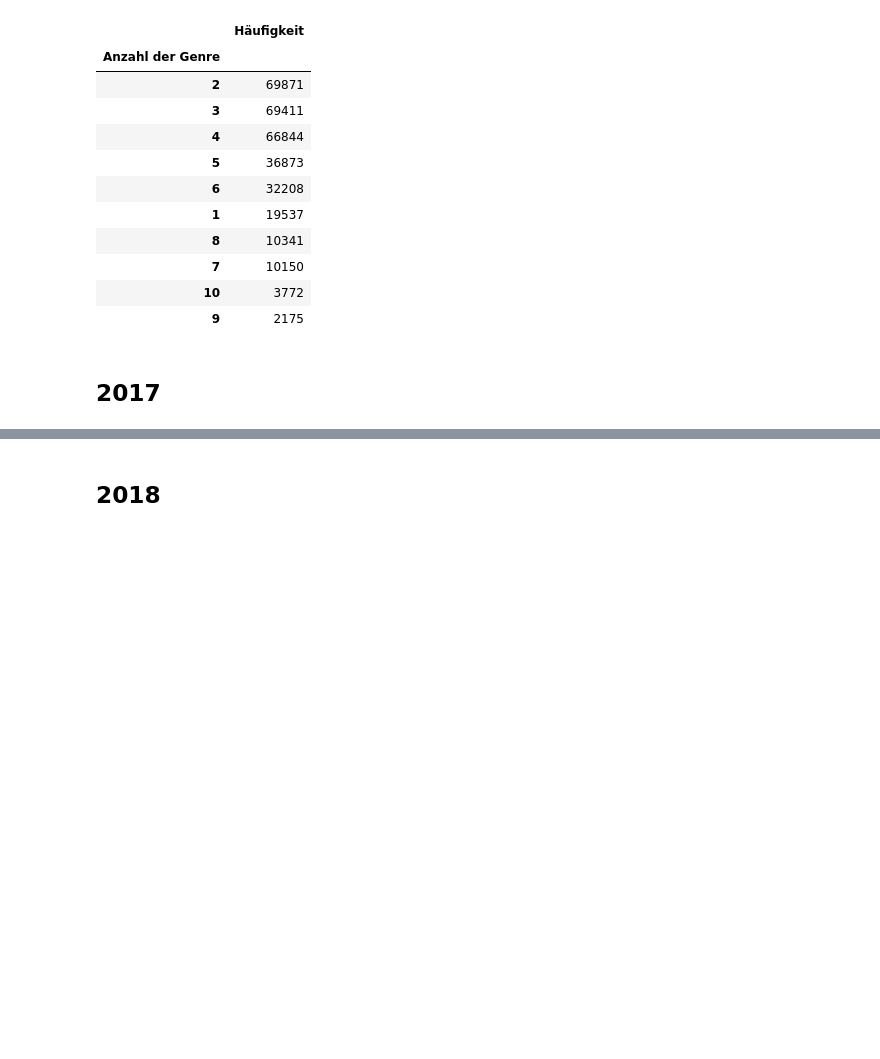
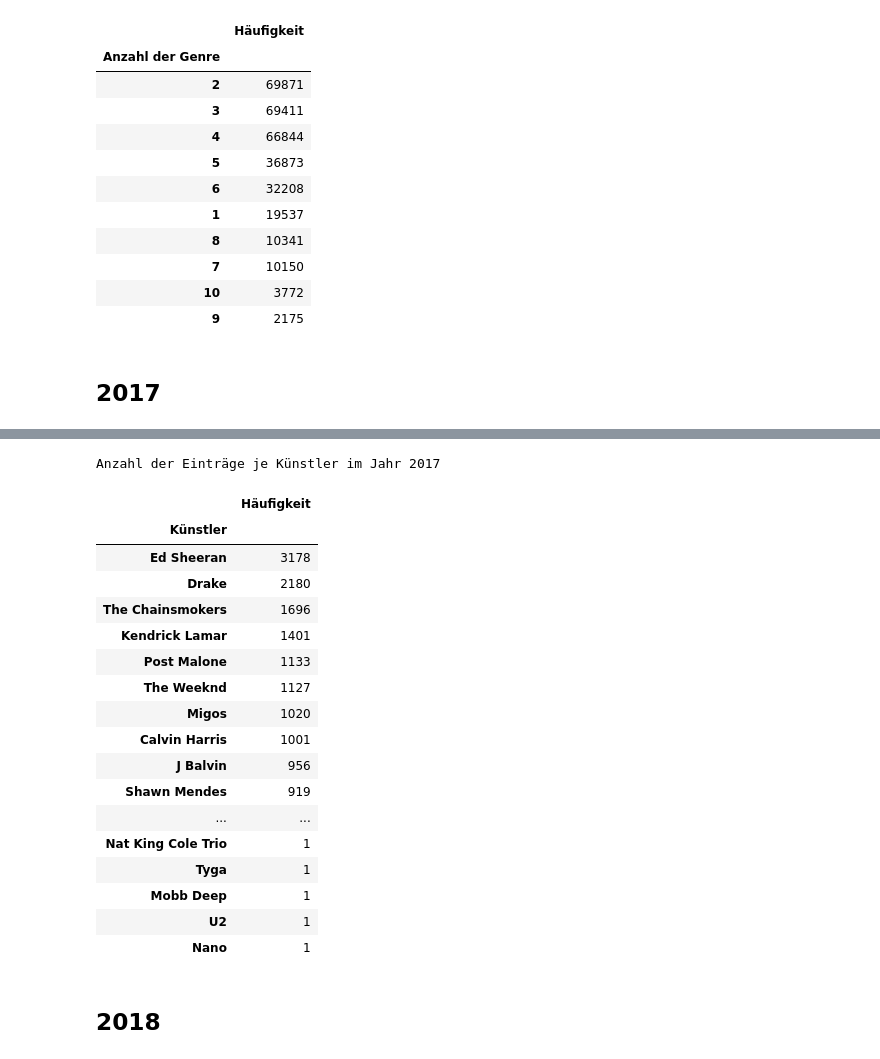
Before and after one commit to Marenabele/Spotify_Genre, a Jupyter notebook: Code/Spotify.ipynb, the cells around one changed output, grey strips where cells are left out. Saved outputs shown, nothing was run; the diff lists cells and outputs as text; code cells hidden in the pictures; blank space fills up the shorter version.

Commit message:
Mapping_Liste

```diff
--- a/Code/Spotify.ipynb
+++ b/Code/Spotify.ipynb
@@ -498,3 +483,30 @@ df_2017
+# %%
+# Welcher Künstler kommt 2017 am häufigsten vor
+df_artists_2017 = df_2017.value_counts('Künstler', ascending = False).to_frame(name='Häufigkeit')
+#print("Die Top Künstler sind die Folgenden: \n", df_artists_2017)
+#Print Statement wurde ausgeklammert, da die Liste im nächsten Schritt gestylt wird.
+
+df_artists_2017.style.background_gradient(cmap='Greens').set_caption('Anzahl der Einträge je Künstler im Jahr 2017')
+# %% [output]
+Anzahl der Einträge je Künstler im Jahr 2017
+|  | Häufigkeit |
+| Künstler |  |
+| Ed Sheeran | 3178 |
+| Drake | 2180 |
+| The Chainsmokers | 1696 |
+| Kendrick Lamar | 1401 |
+| Post Malone | 1133 |
+| The Weeknd | 1127 |
+| Migos | 1020 |
+| Calvin Harris | 1001 |
+| J Balvin | 956 |
+| Shawn Mendes | 919 |
+| ... | ... |
+| Nat King Cole Trio | 1 |
+| Tyga | 1 |
+| Mobb Deep | 1 |
+| U2 | 1 |
+| Nano | 1 |
 # %%
 # Zählen von Songs
 # %% [markdown]
```
Also changed, not shown: parts of 7 cells of this notebook, 2 other files.
